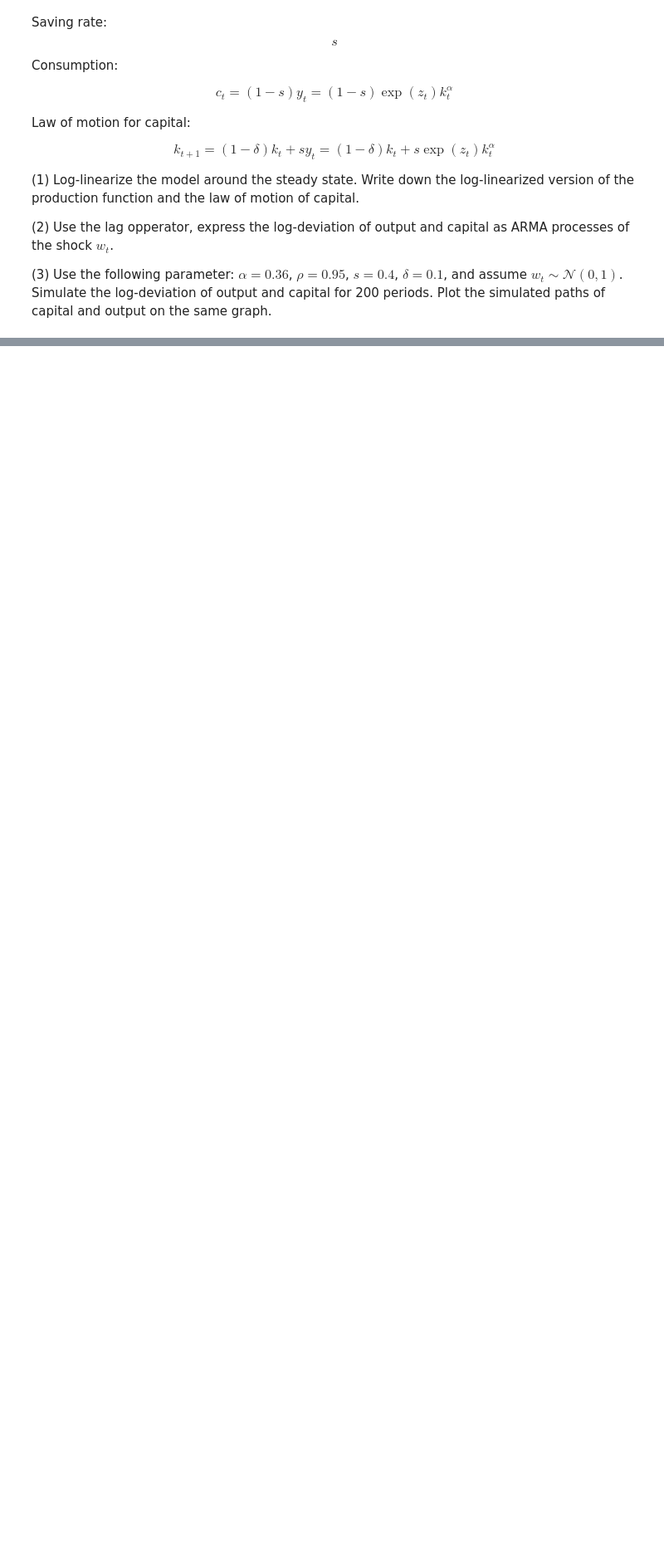
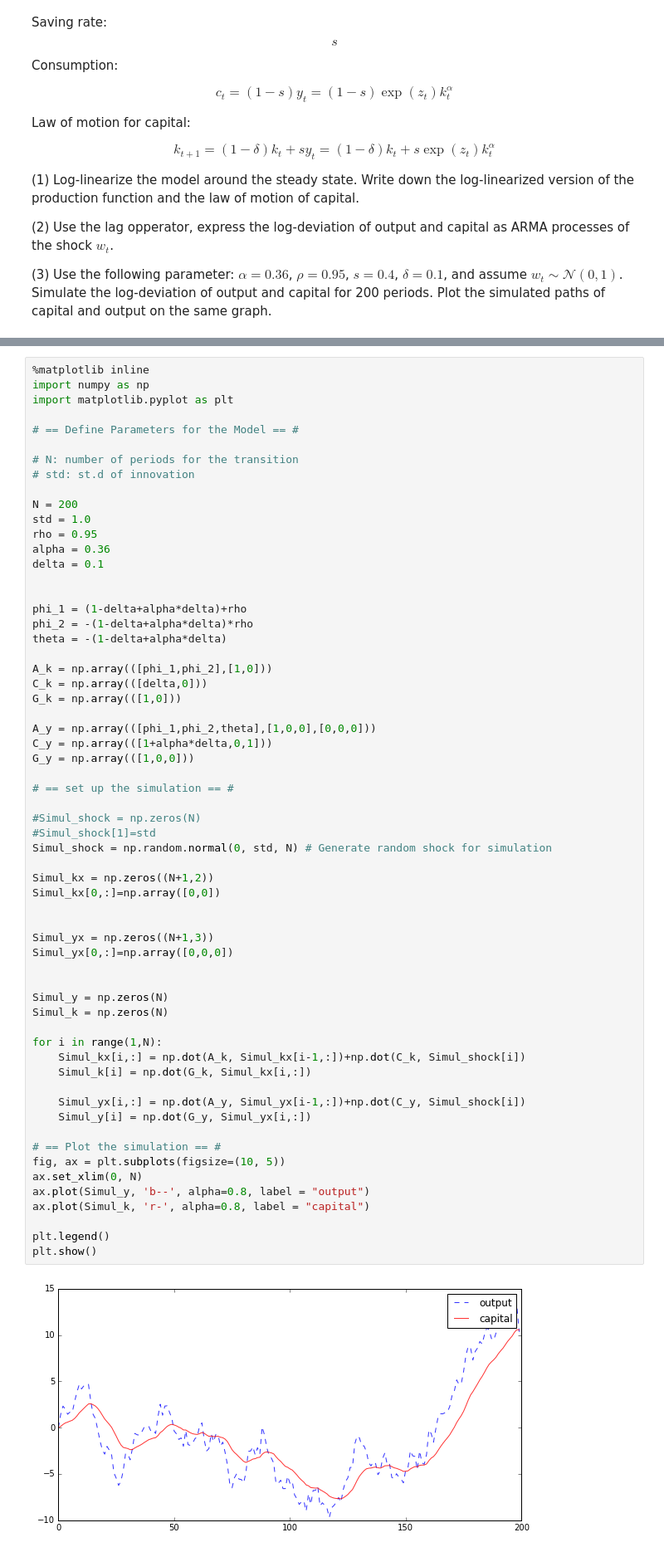
Before and after one commit to caimichael/quantecon_assignments, a Jupyter notebook: assignment_3/assignment-3.ipynb, the cells around one changed output, grey strips where cells are left out. Shown at 83% size. Cells and saved outputs as stored; diff of their text form; blank space fills up the shorter version.

```diff
--- a/assignment_3/assignment-3.ipynb
+++ b/assignment_3/assignment-3.ipynb
@@ -283,0 +608,63 @@ $\widehat{k_{t+1}} = \delta z_t + (1-\delta+\alpha \delta)\hat{k_t}$
+# %%
+%matplotlib inline
+import numpy as np
+import matplotlib.pyplot as plt
+
+# == Define Parameters for the Model == #
+
+# N: number of periods for the transition
+# std: st.d of innovation
+
+N = 200
+std = 1.0
+rho = 0.95
+alpha = 0.36
+delta = 0.1
+
+
+phi_1 = (1-delta+alpha*delta)+rho
+phi_2 = -(1-delta+alpha*delta)*rho
+theta = -(1-delta+alpha*delta)
+
+A_k = np.array(([phi_1,phi_2],[1,0]))
+C_k = np.array(([delta,0]))
+G_k = np.array(([1,0]))
+
+A_y = np.array(([phi_1,phi_2,theta],[1,0,0],[0,0,0]))
+C_y = np.array(([1+alpha*delta,0,1]))
+G_y = np.array(([1,0,0]))
+
+# == set up the simulation == #
+
+#Simul_shock = np.zeros(N)
+#Simul_shock[1]=std
+Simul_shock = np.random.normal(0, std, N) # Generate random shock for simulation
+
+Simul_kx = np.zeros((N+1,2))
+Simul_kx[0,:]=np.array([0,0])
+
+
+Simul_yx = np.zeros((N+1,3))
+Simul_yx[0,:]=np.array([0,0,0])
+
+
+Simul_y = np.zeros(N)
+Simul_k = np.zeros(N)
+
+for i in range(1,N):
+    Simul_kx[i,:] = np.dot(A_k, Simul_kx[i-1,:])+np.dot(C_k, Simul_shock[i])
+    Simul_k[i] = np.dot(G_k, Simul_kx[i,:])
+
+    Simul_yx[i,:] = np.dot(A_y, Simul_yx[i-1,:])+np.dot(C_y, Simul_shock[i])
+    Simul_y[i] = np.dot(G_y, Simul_yx[i,:])
+
+# == Plot the simulation == #
+fig, ax = plt.subplots(figsize=(10, 5))
+ax.set_xlim(0, N)
+ax.plot(Simul_y, 'b--', alpha=0.8, label = "output")
+ax.plot(Simul_k, 'r-', alpha=0.8, label = "capital")
+
+plt.legend()
+plt.show()
+# %% [output]
+[figure, added]
```
Also changed, not shown: parts of 35 cells of this notebook, 4 other files.
